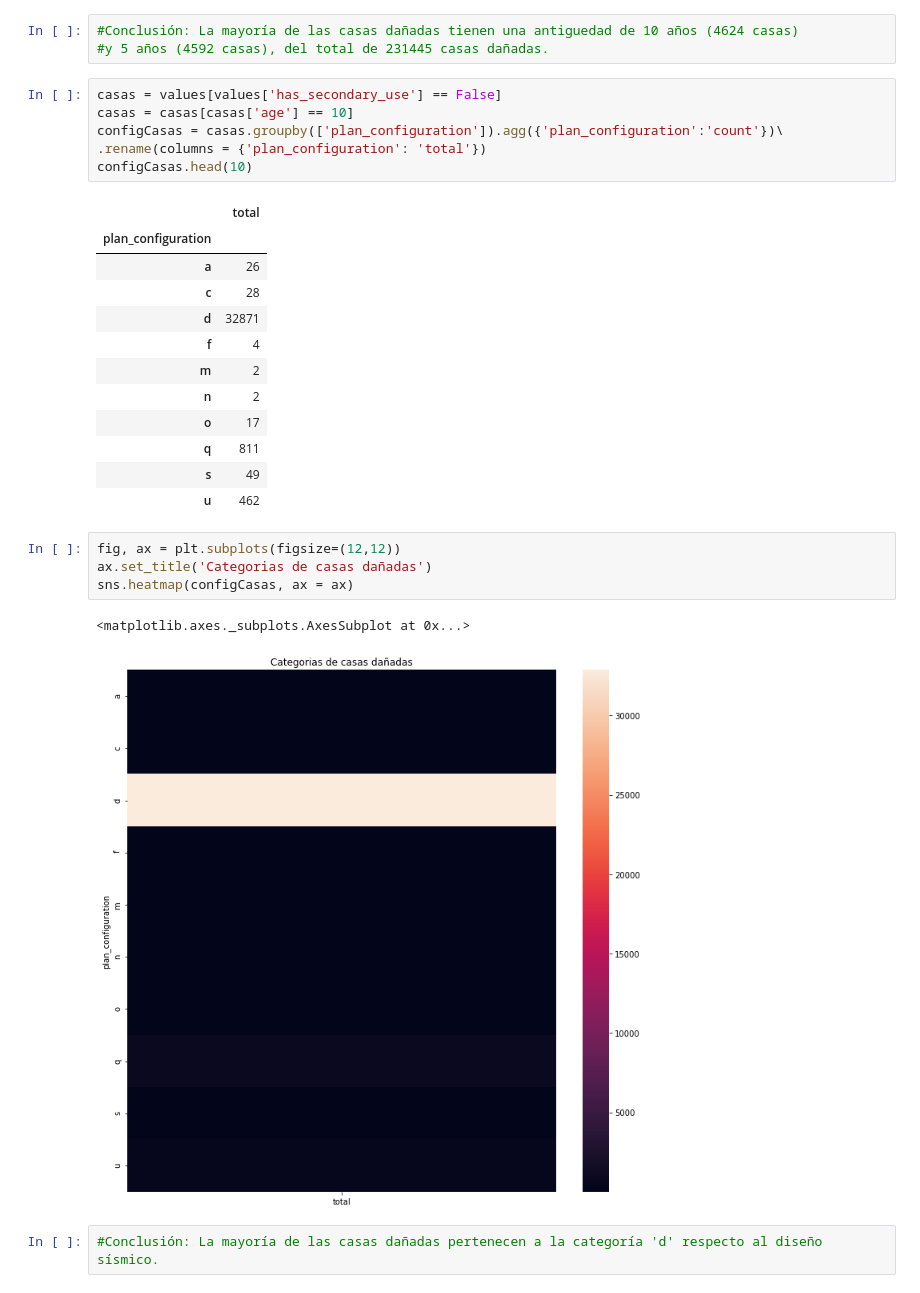
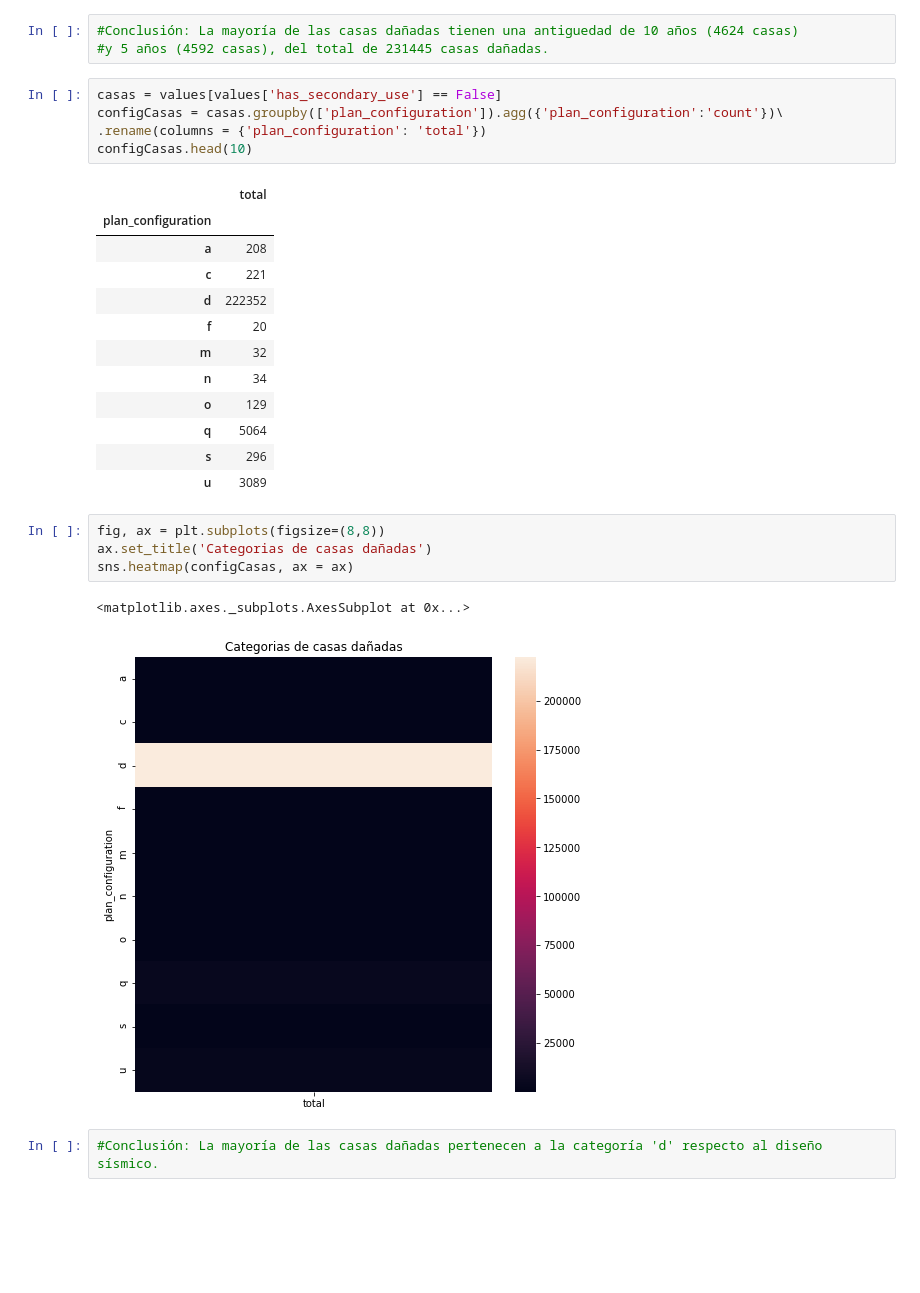
Before and after one commit to FranciscoGauna/TP-Datos-2021, a Jupyter notebook: Usos de las edificaciones.ipynb, the cells around one changed output. Cells and saved outputs as stored; diff of their text form; blank space fills up the shorter version.

```diff
--- a/Usos de las edificaciones.ipynb
+++ b/Usos de las edificaciones.ipynb
@@ -207,30 +295,29 @@ casas.head(30).plot(kind='bar', figsize=(15, 5), rot=70, title="Total de casas d
 #y 5 años (4592 casas), del total de 231445 casas dañadas.
 # %%
 casas = values[values['has_secondary_use'] == False]
-casas = casas[casas['age'] == 10]
 configCasas = casas.groupby(['plan_configuration']).agg({'plan_configuration':'count'})\
 .rename(columns = {'plan_configuration': 'total'})
 configCasas.head(10)
 # %% [output]
 |  | total |
 | plan_configuration |  |
-| a | 26 |
-| c | 28 |
-| d | 32871 |
-| f | 4 |
-| m | 2 |
-| n | 2 |
-| o | 17 |
-| q | 811 |
-| s | 49 |
-| u | 462 |
+| a | 208 |
+| c | 221 |
+| d | 222352 |
+| f | 20 |
+| m | 32 |
+| n | 34 |
+| o | 129 |
+| q | 5064 |
+| s | 296 |
+| u | 3089 |
 # %%
-fig, ax = plt.subplots(figsize=(12,12))
+fig, ax = plt.subplots(figsize=(8,8))
 ax.set_title('Categorias de casas dañadas')
 sns.heatmap(configCasas, ax = ax)
 # %% [output]
 <matplotlib.axes._subplots.AxesSubplot at 0x...>
-[figure, old version]
+[figure, new version]
 # %%
 #Conclusión: La mayoría de las casas dañadas pertenecen a la categoría 'd' respecto al diseño sísmico.
 # %%
```
Also changed, not shown: parts of 17 cells of this notebook.
